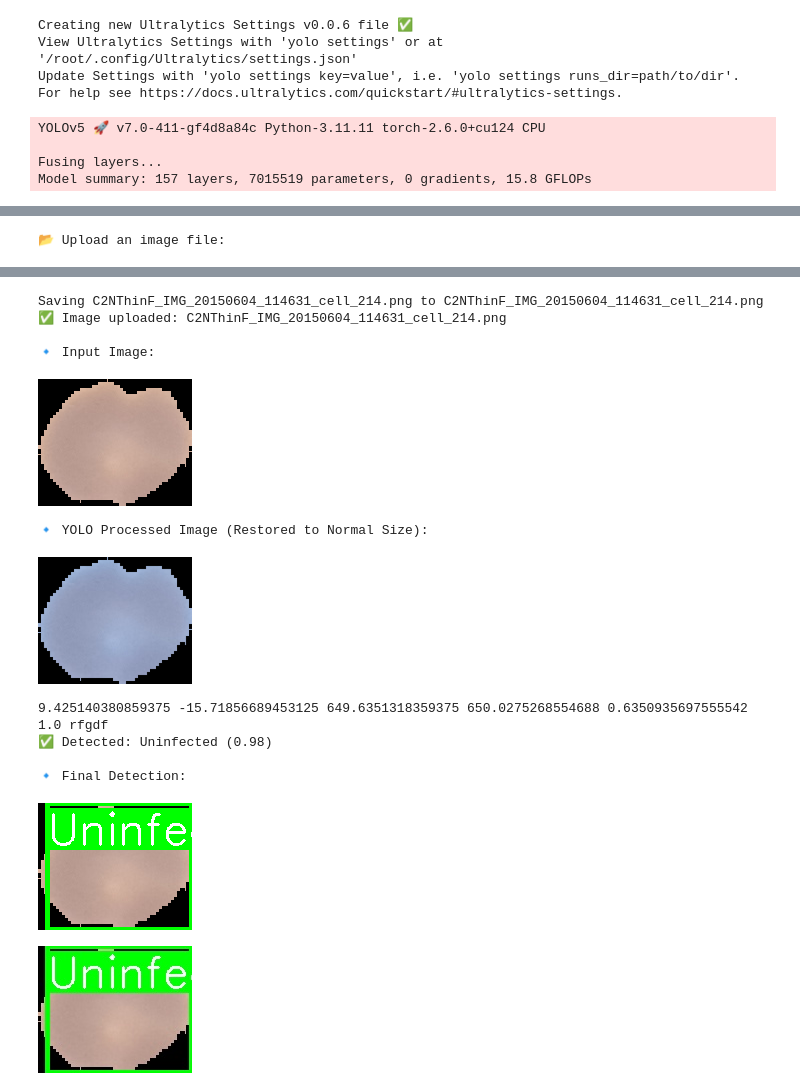
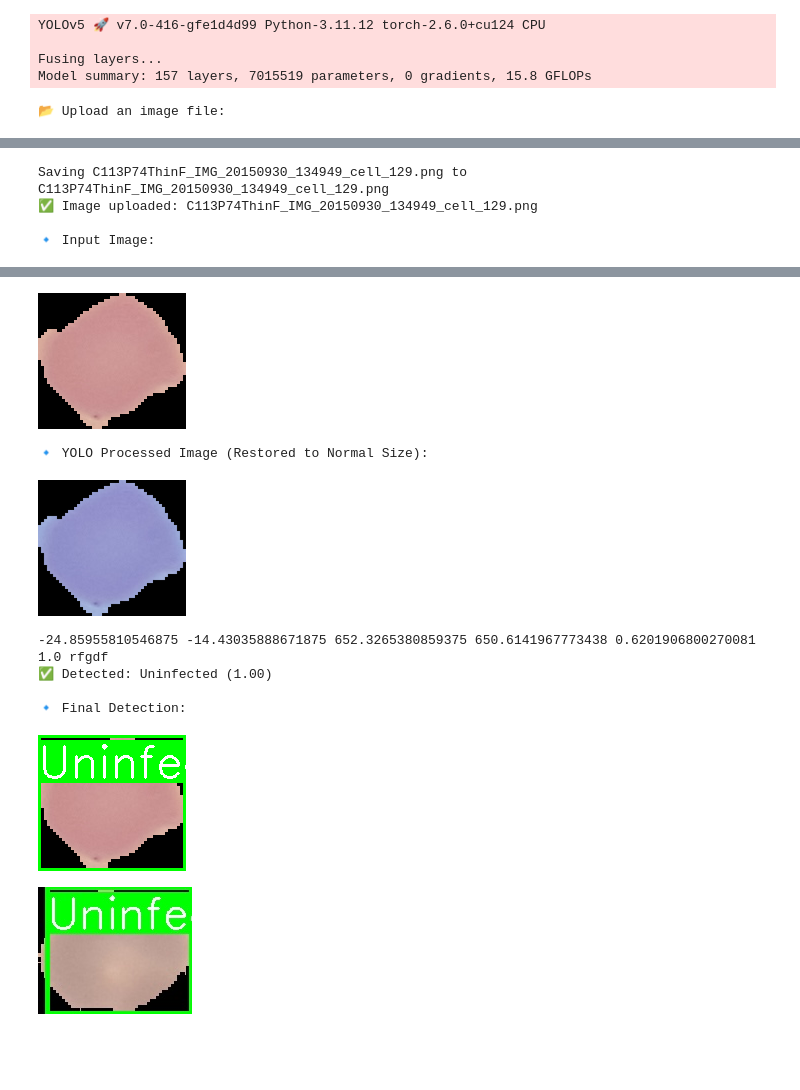
Before and after one commit to yaswanthkarri2004/Maleria_detection_using_Yolo-CvT, a Jupyter notebook: yolo+cvt.ipynb, the cells around one changed output, grey strips where cells are left out. Cells and saved outputs as stored; diff of their text form; code cells hidden in the pictures; blank space fills up the shorter version.

```diff
--- a/yolo+cvt.ipynb
+++ b/yolo+cvt.ipynb
@@ -76,7 +56,7 @@ cvt_model_name = "microsoft/cvt-13"
 feature_extractor = AutoFeatureExtractor.from_pretrained(cvt_model_name)
 cvt_model = CvtForImageClassification.from_pretrained(cvt_model_name, ignore_mismatched_sizes=True)
 cvt_model.classifier = torch.nn.Linear(cvt_model.classifier.in_features, 2)
-cvt_model.load_state_dict(torch.load("/content/drive/MyDrive/CVT/cvt_model.pth", map_location=device))
+cvt_model.load_state_dict(torch.load("/content/drive/MyDrive/CVT/cvt_model2.pth", map_location=device))
 cvt_model.to(device)
 cvt_model.eval()
 
@@ -213,10 +193,8 @@ def main():
 # **Run Main Function**
 main()
 # %% [output]
-Creating new Ultralytics Settings v0.0.6 file ✅
-View Ultralytics Settings with 'yolo settings' or at '/root/.config/Ultralytics/settings.json'
-Update Settings with 'yolo settings key=value', i.e. 'yolo settings runs_dir=path/to/dir'. For help see https://docs.ultralytics.com/quickstart/#ultralytics-settings.
+YOLOv5 🚀 v7.0-416-gfe1d4d99 Python-3.11.12 torch-2.6.0+cu124 CPU
+
+Fusing layers...
+Model summary: 157 layers, 7015519 parameters, 0 gradients, 15.8 GFLOPs
-YOLOv5 🚀 v7.0-411-gf4d8a84c Python-3.11.11 torch-2.6.0+cu124 CPU
-
-Fusing layers...
-Model summary: 157 layers, 7015519 parameters, 0 gradients, 15.8 GFLOPs
+📂 Upload an image file:
@@ -223 +202,4 @@ Model summary: 157 layers, 7015519 parameters, 0 gradients, 15.8 GFLOPs
-📂 Upload an image file:
+Saving C113P74ThinF_IMG_20150930_134949_cell_129.png to C113P74ThinF_IMG_20150930_134949_cell_129.png
+✅ Image uploaded: C113P74ThinF_IMG_20150930_134949_cell_129.png
+
+🔹 Input Image:
@@ -225,15 +206,11 @@ Model summary: 157 layers, 7015519 parameters, 0 gradients, 15.8 GFLOPs
+[figure, new version]
-Saving C2NThinF_IMG_20150604_114631_cell_214.png to C2NThinF_IMG_20150604_114631_cell_214.png
-✅ Image uploaded: C2NThinF_IMG_20150604_114631_cell_214.png
-
-🔹 Input Image:
+🔹 YOLO Processed Image (Restored to Normal Size):
-[figure, old version]
+[figure, new version]
-🔹 YOLO Processed Image (Restored to Normal Size):
+-24.85955810546875 -14.43035888671875 652.3265380859375 650.6141967773438 0.6201906800270081 1.0 rfgdf
+✅ Detected: Uninfected (1.00)
+
+🔹 Final Detection:
-[figure, old version]
-9.425140380859375 -15.71856689453125 649.6351318359375 650.0275268554688 0.6350935697555542 1.0 rfgdf
-✅ Detected: Uninfected (0.98)
-
-🔹 Final Detection:
-[figure, old version]
+[figure, new version]
 # %%
 from IPython.display import display
 from PIL import Image
```
Also changed, not shown: parts of 4 cells of this notebook.
